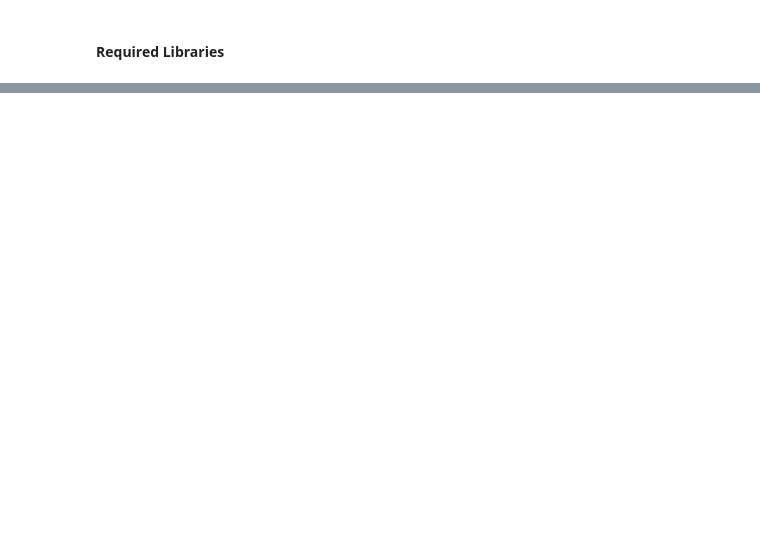
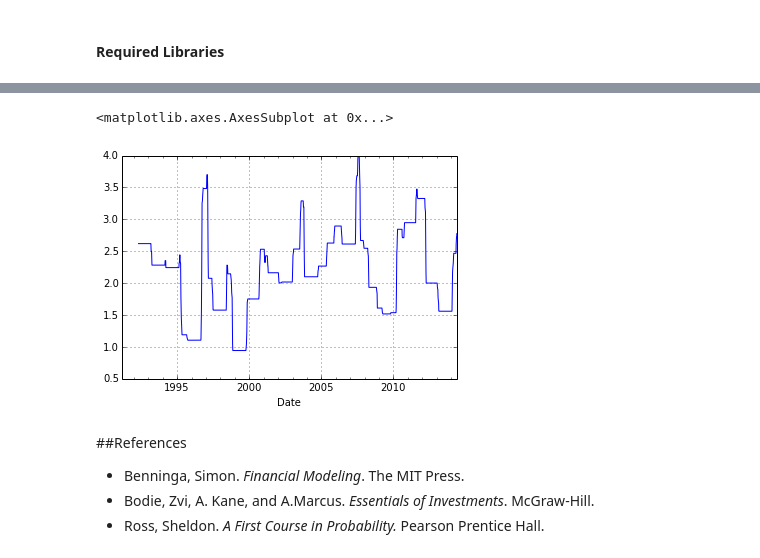
Before and after one commit to gliptak/PythonQCON2014, a Jupyter notebook: Qcon2014VaR.ipynb, the cells around one changed output, grey strips where cells are left out. Drawn from its saved outputs; the diff is of its cells as text; code cells hidden in the pictures; blank space fills up the shorter version.

```diff
--- a/Qcon2014VaR.ipynb
+++ b/Qcon2014VaR.ipynb
@@ -136,4 +251,13 @@ VarR=pd.rolling_quantile(unitvol,varwindow,quantile)
 normedquantile=Var*vol
 normedquantileR=VarR*vol
 # %%
-VarR
+VarR.plot()
+# %% [output]
+<matplotlib.axes.AxesSubplot at 0x...>
+[figure, added]
+# %% [markdown]
+##References
+
+* Benninga, Simon. *Financial Modeling*. The MIT Press.
+* Bodie, Zvi, A. Kane, and A.Marcus.  *Essentials of Investments*. McGraw-Hill.
+* Ross, Sheldon. *A First Course in Probability.*  Pearson Prentice Hall.
```
Also changed, not shown: parts of 22 cells of this notebook.
